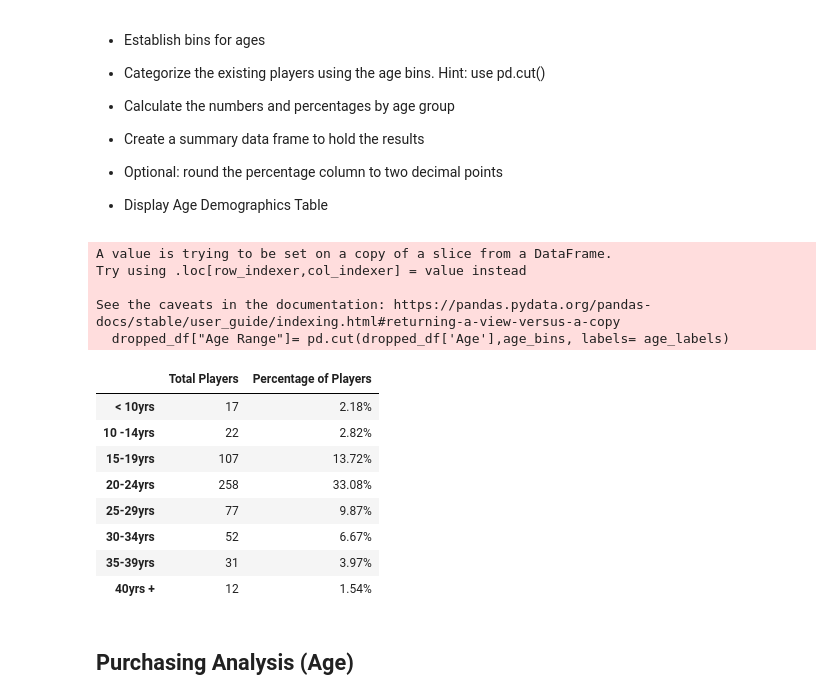
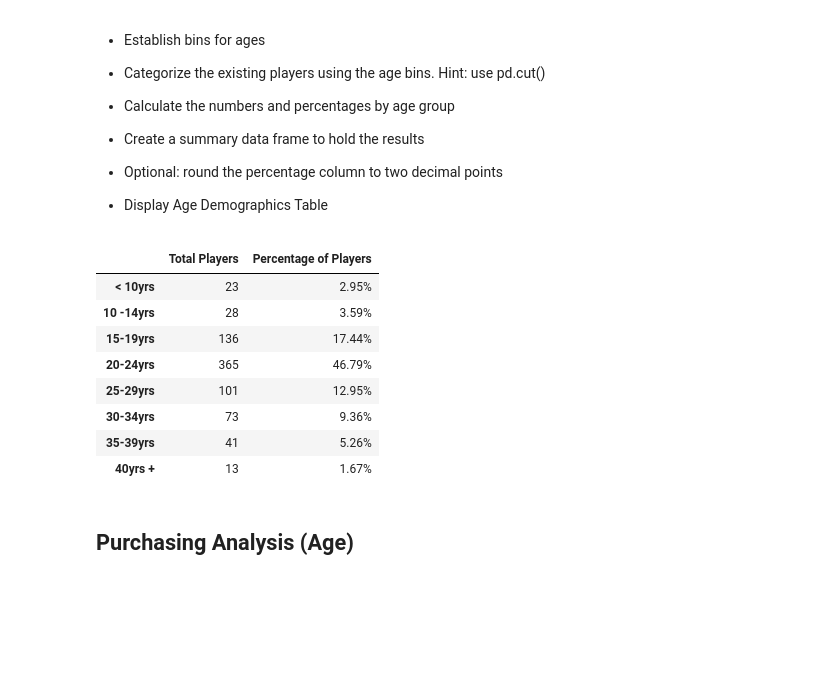
Before and after one commit to timsamson/pandas-challenge, a Jupyter notebook: HeroesOfPymoli/HeroesOfPymoli.ipynb, the cells around one changed output. Drawn from its saved outputs; the diff is of its cells as text; code cells hidden in the pictures; blank space fills up the shorter version.

```diff
--- a/HeroesOfPymoli/HeroesOfPymoli_starter.ipynb
+++ b/HeroesOfPymoli/HeroesOfPymoli.ipynb
@@ -159,46 +159,40 @@ gender_purchase_df
 
 * Display Age Demographics Table
 # %%
-#Drop duplicate Players
-dropped_df = purchase_data_df.drop_duplicates("SN")
-dropped_df
+
 
 #Create Age Bins
 age_bins = [0, 9.99, 14.99, 19.99, 24.99, 29.99, 34.99, 39.99, 99.99]
 age_labels = ["< 10yrs", "10 -14yrs", "15-19yrs", "20-24yrs", "25-29yrs", "30-34yrs", "35-39yrs", "40yrs +"]
 
 #Sort Purchases
-dropped_df["Age Range"]= pd.cut(dropped_df['Age'],age_bins, labels= age_labels)
-dropped_df
+purchase_data_df["Age Range"]= pd.cut(purchase_data_df['Age'],age_bins, labels= age_labels)
 
 #Counts per Bin
-total_age_purchase = dropped_df["Age Range"].value_counts()
-total_age_purchase
+total_age_purchase = purchase_data_df["Age Range"].value_counts()
 
 #percent of total
 purchase_percent_age = (total_age_purchase / total_purchases).map("{:,.2%}".format)
-purchase_percent_age
+
+#Drop duplicate Players
+dedup_df = purchase_data_df.drop_duplicates("SN")
+dedup_df
 
 #New Data Frame
 age_purchase_demo_df = pd.DataFrame ({"Total Players":total_age_purchase , "Percentage of Players": purchase_percent_age})
 
-
+#Show Data Frame
 age_purchase_demo_df.reindex(["< 10yrs", "10 -14yrs", "15-19yrs", "20-24yrs", "25-29yrs", "30-34yrs", "35-39yrs", "40yrs +"])
 # %% [output]
-A value is trying to be set on a copy of a slice from a DataFrame.
-Try using .loc[row_indexer,col_indexer] = value instead
-
-See the caveats in the documentation: https://pandas.pydata.org/pandas-docs/stable/user_guide/indexing.html#returning-a-view-versus-a-copy
-  dropped_df["Age Range"]= pd.cut(dropped_df['Age'],age_bins, labels= age_labels)
 |  | Total Players | Percentage of Players |
-| < 10yrs | 17 | 2.18% |
-| 10 -14yrs | 22 | 2.82% |
-| 15-19yrs | 107 | 13.72% |
-| 20-24yrs | 258 | 33.08% |
-| 25-29yrs | 77 | 9.87% |
-| 30-34yrs | 52 | 6.67% |
-| 35-39yrs | 31 | 3.97% |
-| 40yrs + | 12 | 1.54% |
+| < 10yrs | 23 | 2.95% |
+| 10 -14yrs | 28 | 3.59% |
+| 15-19yrs | 136 | 17.44% |
+| 20-24yrs | 365 | 46.79% |
+| 25-29yrs | 101 | 12.95% |
+| 30-34yrs | 73 | 9.36% |
+| 35-39yrs | 41 | 5.26% |
+| 40yrs + | 13 | 1.67% |
 # %% [markdown]
 ## Purchasing Analysis (Age)
 # %% [markdown]
```
Also changed, not shown: parts of 3 cells of this notebook.
